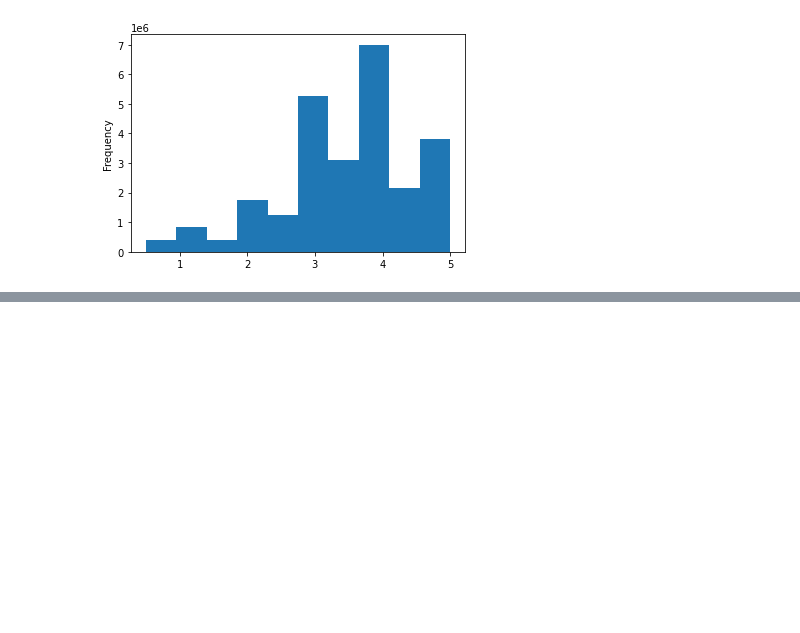
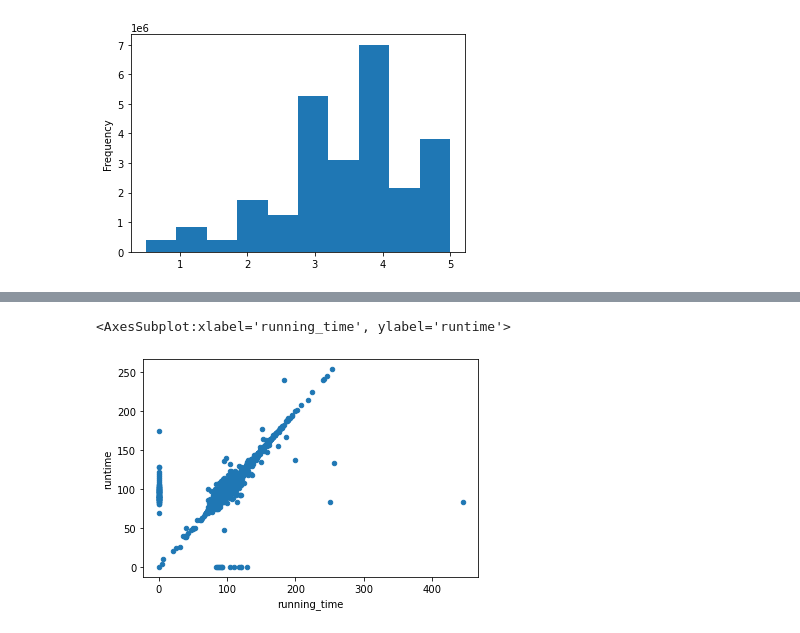
Before and after one commit to amykatherines/Movies-ETL, a Jupyter notebook: etl.ipynb, the cells around one changed output, grey strips where cells are left out. Drawn from its saved outputs; the diff is of its cells as text; code cells hidden in the pictures; blank space fills up the shorter version.

```diff
--- a/etl.ipynb
+++ b/etl.ipynb
@@ -1145,0 +1150,4 @@ Name: rating, dtype: float64
+# %%
+# Inner Join two dataframes on the imdb_id column.  If there are duplicate column names, the suffix
+# specified for each column is used
+movies_df = pd.merge(wiki_movies_df, kaggle_metadata, on='imdb_id', suffixes=['_wiki','_kaggle'])
@@ -1145,0 +1222,18 @@ Name: rating, dtype: float64
+# %%
+# Use a Scatter plot to view how similar the data is in the running_time columns
+# Scatter plots show how similar data is.
+# If the two columns were exactly the same, we'd see a scatter plot of a perfectly straight line.
+# Any wildly different values will show up as dots far from that central line,
+# and if one column is missing data, those values will fall on the x-axis or y-axis
+# fillna(0) - Replace NULL or NaN values with 0
+movies_df.fillna(0).plot(x='running_time', y='runtime', kind='scatter')
+
+#Notice that there are more data points on the origin of the Y axis than on the origin of the X axis.
+# Since the X axis is Wikipedia and the Y axis is Kaggle, this means there are more missing entries
+# in the Wikipedia data set than in the Kaggle data set. Also, most of the runtimes are pretty close
+# to each other but the Wikipedia data has some outliers, so the Kaggle data is probably a better choice here.
+# However, we can also see from the scatter plot that there are movies where Kaggle has 0
+# for the runtime but Wikipedia has data, so we'll fill in the gaps with Wikipedia data.
+# %% [output]
+<AxesSubplot:xlabel='running_time', ylabel='runtime'>
+[figure, added]
```
Also changed, not shown: parts of 46 cells of this notebook, 1 other file.
